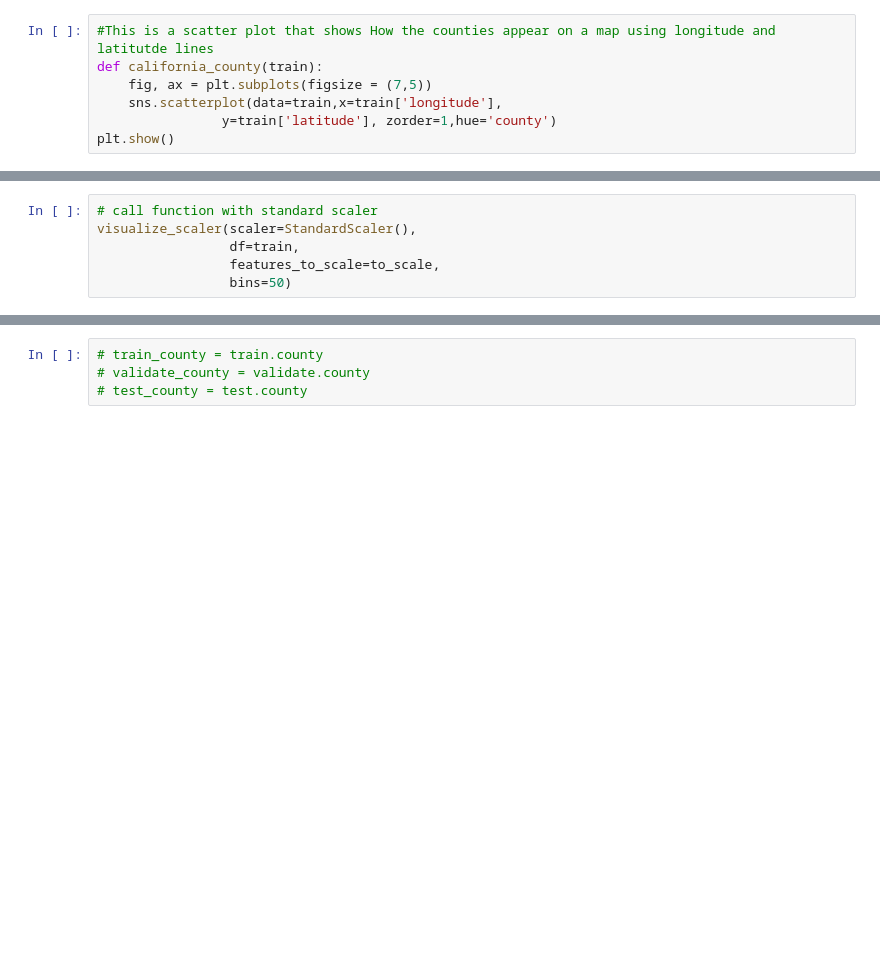
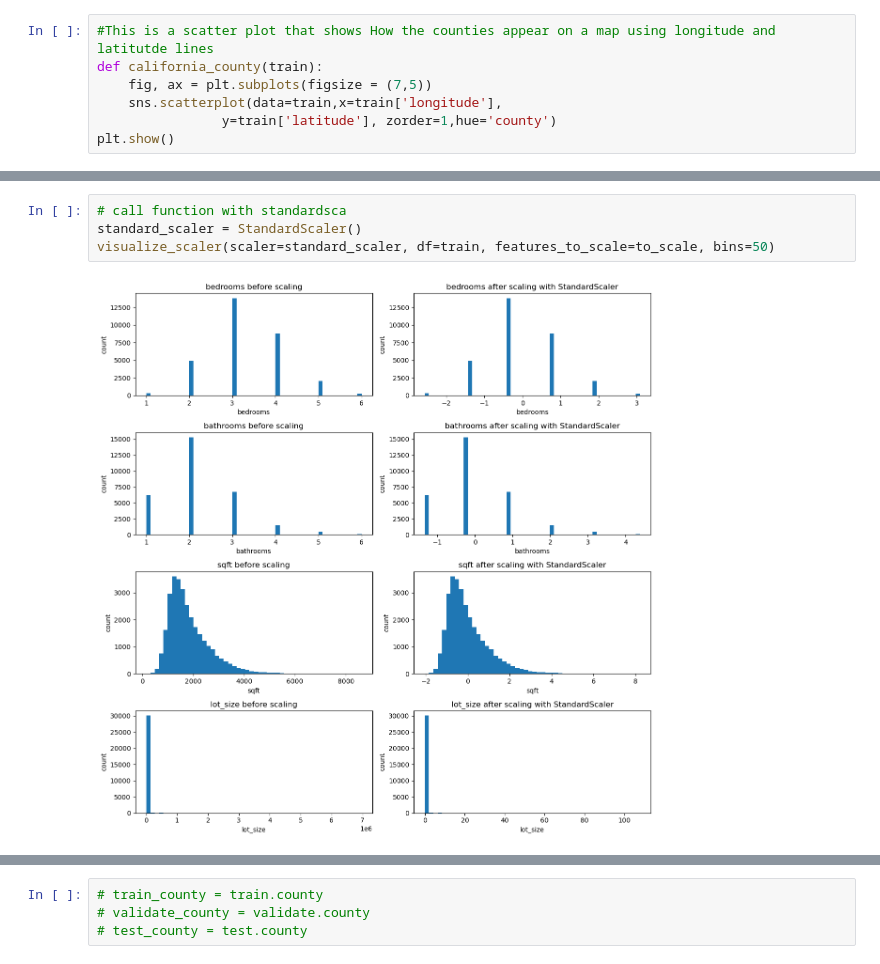
Before and after one commit to annie-carter/regression_project, a Jupyter notebook: exploratory.ipynb, the cells around one changed output, grey strips where cells are left out. Saved outputs shown, nothing was run; the diff lists cells and outputs as text; blank space fills up the shorter version.

```diff
--- a/exploratory.ipynb
+++ b/exploratory.ipynb
@@ -149,8 +382,8 @@ visualize_scaler(scaler=MinMaxScaler(),
 # %%
-# call function with standard scaler
-visualize_scaler(scaler=StandardScaler(),
-                 df=train,
-                 features_to_scale=to_scale,
-                 bins=50)
+# call function with standardsca
+standard_scaler = StandardScaler()
+visualize_scaler(scaler=standard_scaler, df=train, features_to_scale=to_scale, bins=50)
+# %% [output]
+[figure, added]
 # %%
 # call function with robustscaler
```
Also changed, not shown: parts of 35 cells of this notebook.
